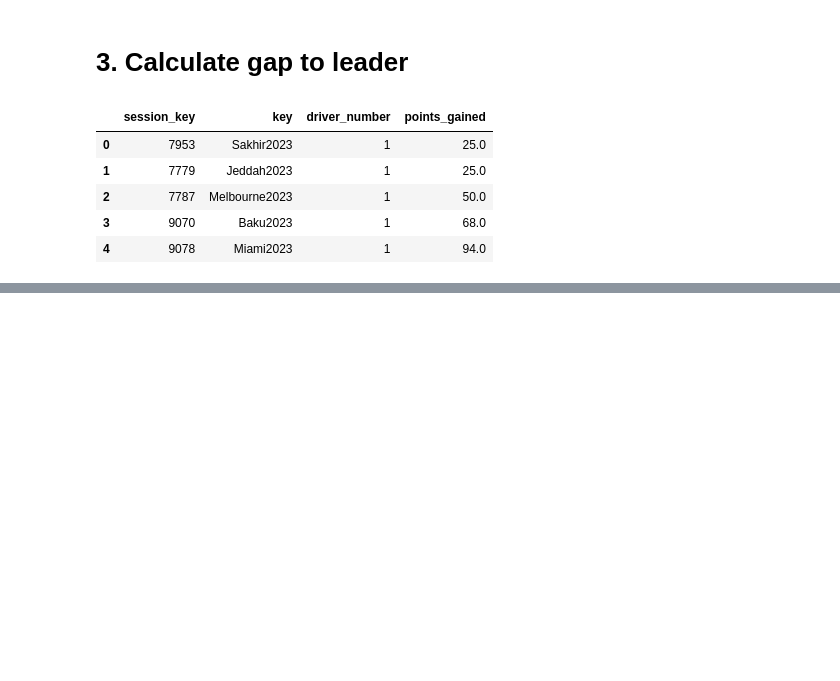
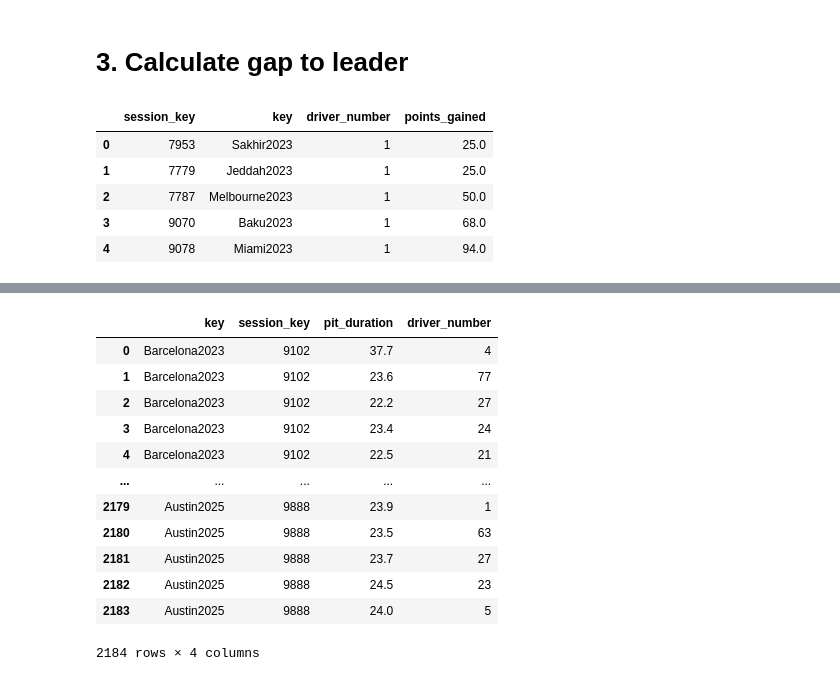
Before and after one commit to Grzegosh/Portfolio, a Jupyter notebook: F1/exploration.ipynb, the cells around one changed output, grey strips where cells are left out. Drawn from its saved outputs; the diff is of its cells as text; code cells hidden in the pictures; blank space fills up the shorter version.

```diff
--- a/F1/exploration.ipynb
+++ b/F1/exploration.ipynb
@@ -282,0 +405,16 @@ DIMS.dim_sessions()
+# %%
+merged
+# %% [output]
+|  | key | session_key | pit_duration | driver_number |
+| 0 | Barcelona2023 | 9102 | 37.7 | 4 |
+| 1 | Barcelona2023 | 9102 | 23.6 | 77 |
+| 2 | Barcelona2023 | 9102 | 22.2 | 27 |
+| 3 | Barcelona2023 | 9102 | 23.4 | 24 |
+| 4 | Barcelona2023 | 9102 | 22.5 | 21 |
+| ... | ... | ... | ... | ... |
+| 2179 | Austin2025 | 9888 | 23.9 | 1 |
+| 2180 | Austin2025 | 9888 | 23.5 | 63 |
+| 2181 | Austin2025 | 9888 | 23.7 | 27 |
+| 2182 | Austin2025 | 9888 | 24.5 | 23 |
+| 2183 | Austin2025 | 9888 | 24.0 | 5 |
+2184 rows × 4 columns
```
Also changed, not shown: parts of 10 cells of this notebook, 3 other files.
